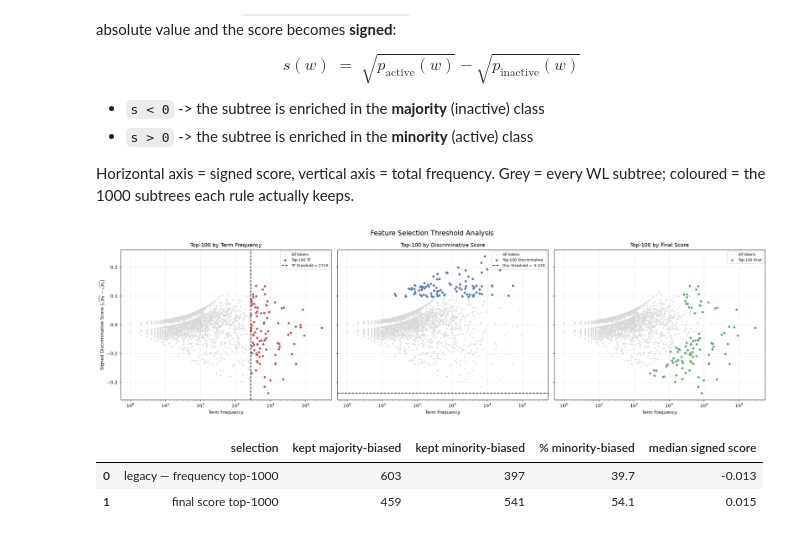
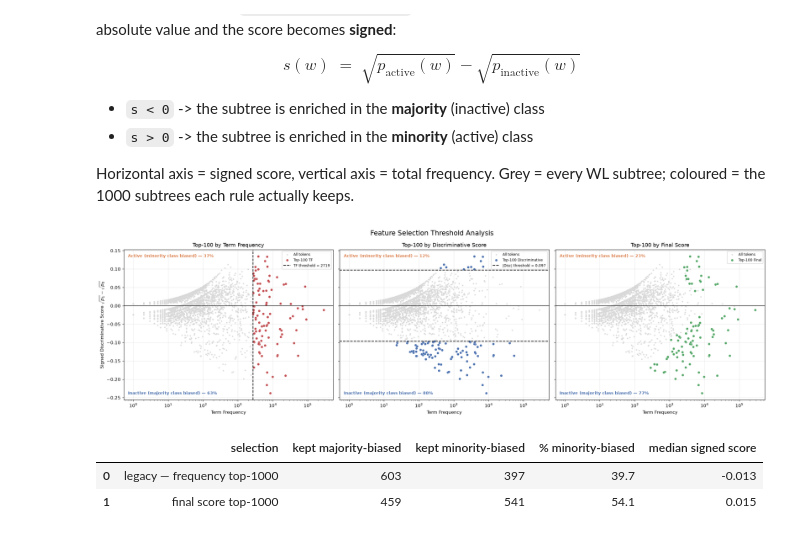
Before and after one commit to nimendra-ag/sparsegraphs_results, a Jupyter notebook: WL_design_decisions.ipynb, the cells around one changed output. Drawn from its saved outputs; the diff is of its cells as text; code cells hidden in the pictures.

Commit message:
fixed the image

```diff
--- a/WL_design_decisions.ipynb
+++ b/WL_design_decisions.ipynb
@@ -398,6 +398,13 @@ Horizontal axis = signed score, vertical axis = total frequency. Grey = every WL
 coloured = the 1000 subtrees each rule actually keeps.
 # %%
 fig, axes = plt.subplots(1, 3, figsize=(21, 6), sharey=True)
+
+def class_split(sel):
+    """Return (% active/minority, % inactive/majority) among the selected tokens."""
+    n = len(sel)
+    pct_active   = 100 * (sel.signed_disc > 0).sum() / n
+    pct_inactive = 100 * (sel.signed_disc < 0).sum() / n
+    return pct_active, pct_inactive
 
 # ---------- Graph 1: TF ----------
 ax = axes[0]
@@ -433,11 +440,20 @@ ax.axvline(
     label=f"TF threshold = {tf_threshold}"
 )
 
+ax.axhline(0, color="black", linewidth=1)  # class boundary
+
 ax.set_xscale("log")
 ax.set_xlabel("Term Frequency")
-ax.set_ylabel(r"Signed Discriminative Score $|\sqrt{p_0}-\sqrt{p_1}|$")
+ax.set_ylabel(r"Signed Discriminative Score $\sqrt{p_1}-\sqrt{p_0}$")
 ax.set_title("Top-100 by Term Frequency")
 ax.legend(fontsize=8)
+
+# class-side annotations with selection percentages
+pa, pi = class_split(top_tf)
+ax.text(0.02, 0.97, f"Active (minority class biased) — {pa:.0f}%", transform=ax.transAxes,
+        fontsize=9, va="top", ha="left", color="#DD8452", fontweight="bold")
+ax.text(0.02, 0.03, f"Inactive (majority class biased) — {pi:.0f}%", transform=ax.transAxes,
+        fontsize=9, va="bottom", ha="left", color="#4C72B0", fontweight="bold")
 
 
 
@@ -456,7 +472,7 @@ top_disc = stats.nlargest(100, "disc")
 
 ax.scatter(
     top_disc.tf,
-    top_disc.disc,
+    top_disc.signed_disc,          # signed y, so +/- both appear
     s=28,
     c="#4C72B0",
     edgecolors="white",
@@ -464,21 +480,32 @@ ax.scatter(
     label="Top-100 Discriminative"
 )
 
-# Discriminative threshold
-disc_threshold = top_disc.signed_disc.min()
+# Discriminative threshold: selecting by |score| gives two symmetric bands
+disc_threshold = top_disc.signed_disc.abs().min()
 
 ax.axhline(
     disc_threshold,
     linestyle="--",
     linewidth=1.5,
     color="black",
-    label=f"Disc threshold = {disc_threshold:.3f}"
+    label=f"|Disc| threshold = {disc_threshold:.3f}"
 )
+
+ax.axhline(-disc_threshold, linestyle="--", linewidth=1.5, color="black")
+
+ax.axhline(0, color="black", linewidth=1)  # class boundary
 
 ax.set_xscale("log")
 ax.set_xlabel("Term Frequency")
 ax.set_title("Top-100 by Discriminative Score")
 ax.legend(fontsize=8)
+
+# class-side annotations with selection percentages
+pa, pi = class_split(top_disc)
+ax.text(0.02, 0.97, f"Active (minority class biased) — {pa:.0f}%", transform=ax.transAxes,
+        fontsize=9, va="top", ha="left", color="#DD8452", fontweight="bold")
+ax.text(0.02, 0.03, f"Inactive (majority class biased) — {pi:.0f}%", transform=ax.transAxes,
+        fontsize=9, va="bottom", ha="left", color="#4C72B0", fontweight="bold")
 
 
 
@@ -492,41 +519,43 @@ ax.scatter(
     c="#d9d9d9",
     label="All tokens"
 )
 
 top_final = stats.nlargest(100, "final")
 
 ax.scatter(
     top_final.tf,
     top_final.signed_disc,
     s=28,
     c="#55A868",
     edgecolors="white",
     linewidths=0.3,
     label="Top-100 Final"
 )
 
+ax.axhline(0, color="black", linewidth=1)  # class boundary
+
 ax.set_xscale("log")
 ax.set_xlabel("Term Frequency")
 ax.set_title("Top-100 by Final Score")
 ax.legend(fontsize=8)
+
+# class-side annotations with selection percentages
+pa, pi = class_split(top_final)
+ax.text(0.02, 0.97, f"Active (minority class biased) — {pa:.0f}%", transform=ax.transAxes,
+        fontsize=9, va="top", ha="left", color="#DD8452", fontweight="bold")
+ax.text(0.02, 0.03, f"Inactive (majority class biased) — {pi:.0f}%", transform=ax.transAxes,
+        fontsize=9, va="bottom", ha="left", color="#4C72B0", fontweight="bold")
 
 
 plt.suptitle(
     "Feature Selection Threshold Analysis",
     fontsize=15
 )
 
 plt.tight_layout()
 plt.show()
-
-# print(stats.assign(rank_by=lambda d: None).pipe(lambda _: pd.DataFrame({
-#     "selection": ["frequency (legacy)", "discriminative only", "final score (ours)"],
-#     "median df of top-100":  [stats.nlargest(100, c).df.median()   for c in ["tf", "disc", "final"]],
-#     "mean disc. of top-100": [stats.nlargest(100, c).disc.mean()   for c in ["tf", "disc", "final"]],
-#     "% favouring active":    [100*(stats.nlargest(100, c).favours == 1).mean() for c in ["tf", "disc", "final"]],
-# })).round(3).to_string(index=False))
 # %% [output]
-[figure, old version]
+[figure, new version]
 # %%
 stats["signed"] = np.sqrt(stats.p1) - np.sqrt(stats.p0)     # no absolute value
 N_VOCAB = 1000
```
Also changed, not shown: parts of 2 cells of this notebook.
